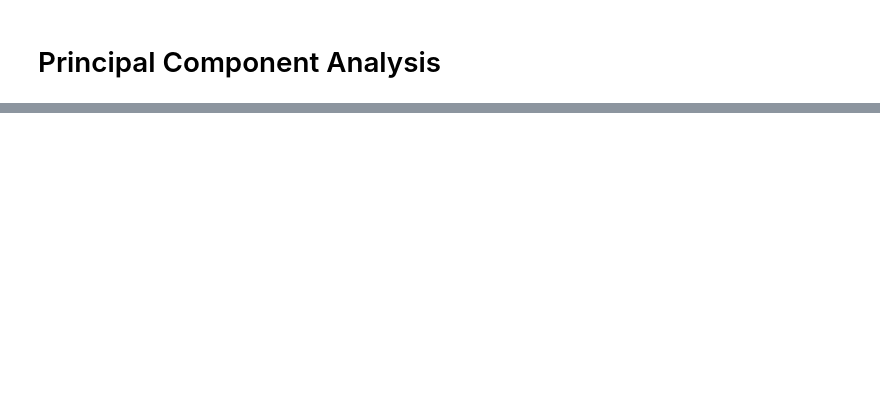
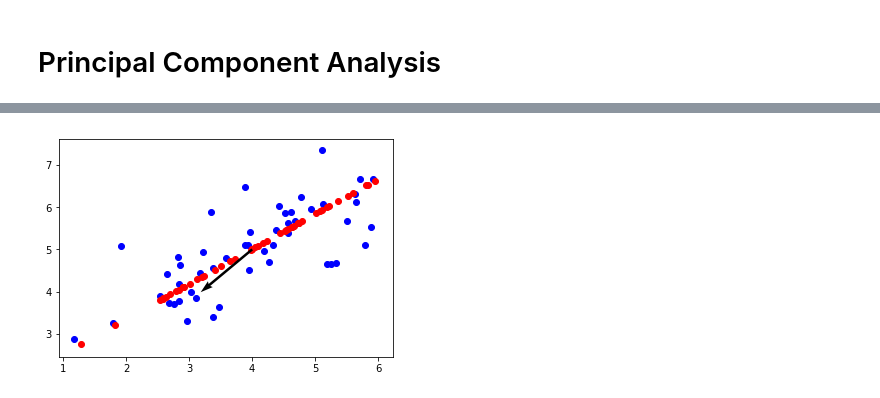
Before and after one commit to luiznonenmacher/machinelearning-coursera, a Jupyter notebook: ex7/K-means Clustering and Principal Component Analysis.ipynb, the cells around one changed output, grey strips where cells are left out. Saved outputs shown, nothing was run; the diff lists cells and outputs as text; code cells hidden in the pictures; blank space fills up the shorter version.

```diff
--- a/ex7/K-means Clustering and Principal Component Analysis.ipynb
+++ b/ex7/K-means Clustering and Principal Component Analysis.ipynb
@@ -68,0 +72,7 @@ plt.show()
+# %%
+mat = scipy.io.loadmat('ex7data1.mat')
+data = mat2['X']
+
+plt.scatter(data[:, 0], data[:, 1])
+plt.title("Example dataset for PCA")
+plt.show()
@@ -68,0 +81,14 @@ plt.show()
+# %%
+from sklearn.decomposition import PCA
+
+pca = PCA(n_components=1)
+pca.fit(data)
+transformed_data = pca.inverse_transform(pca.transform(data))
+plt.scatter(data[:, 0], data[:, 1], color='blue')
+plt.scatter(transformed_data[:, 0], transformed_data[:, 1], color='red')
+
+eigenvector = pca.components_
+plt.quiver(4, 5, eigenvector[:,0], eigenvector[:,1], scale=5)
+plt.show()
+# %% [output]
+[figure, added]
```
Also changed, not shown: parts of 5 cells of this notebook.
